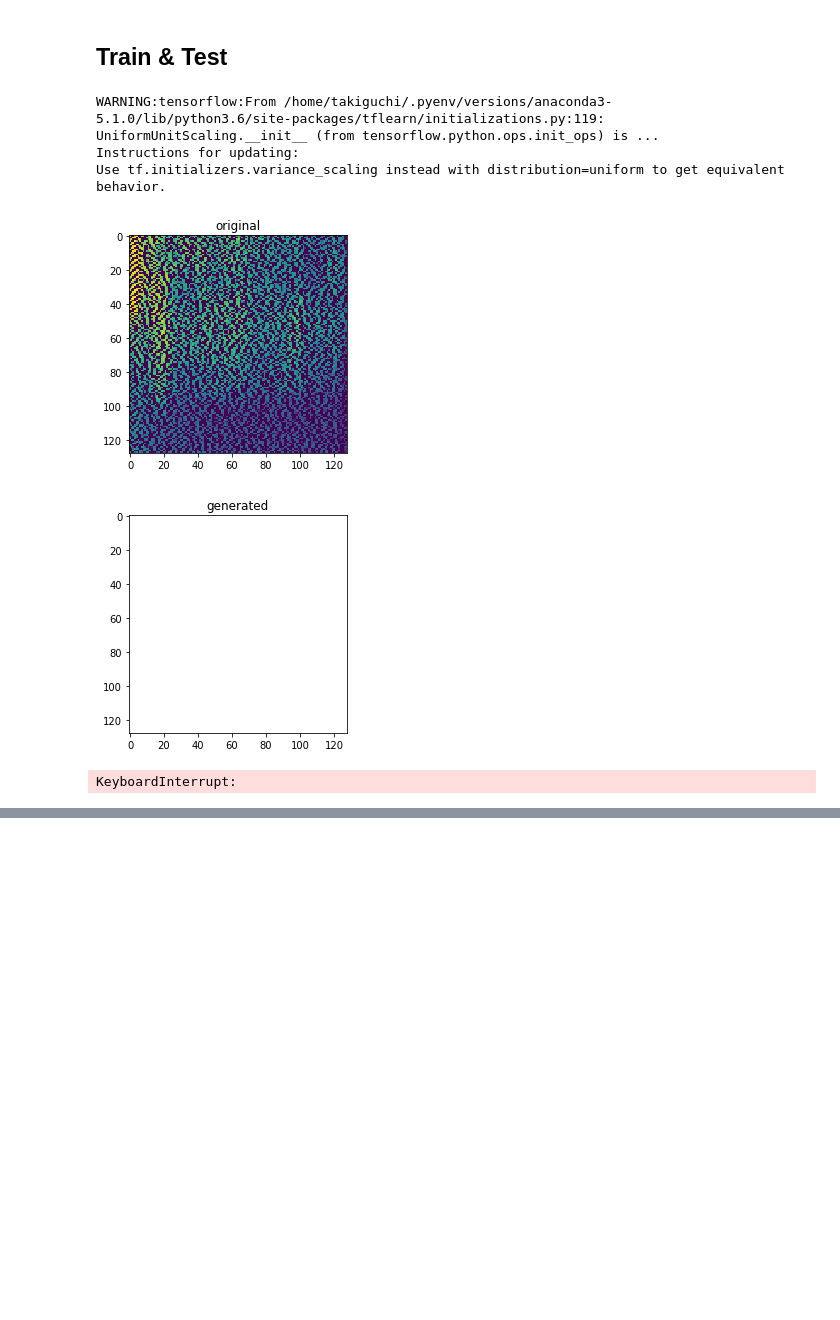
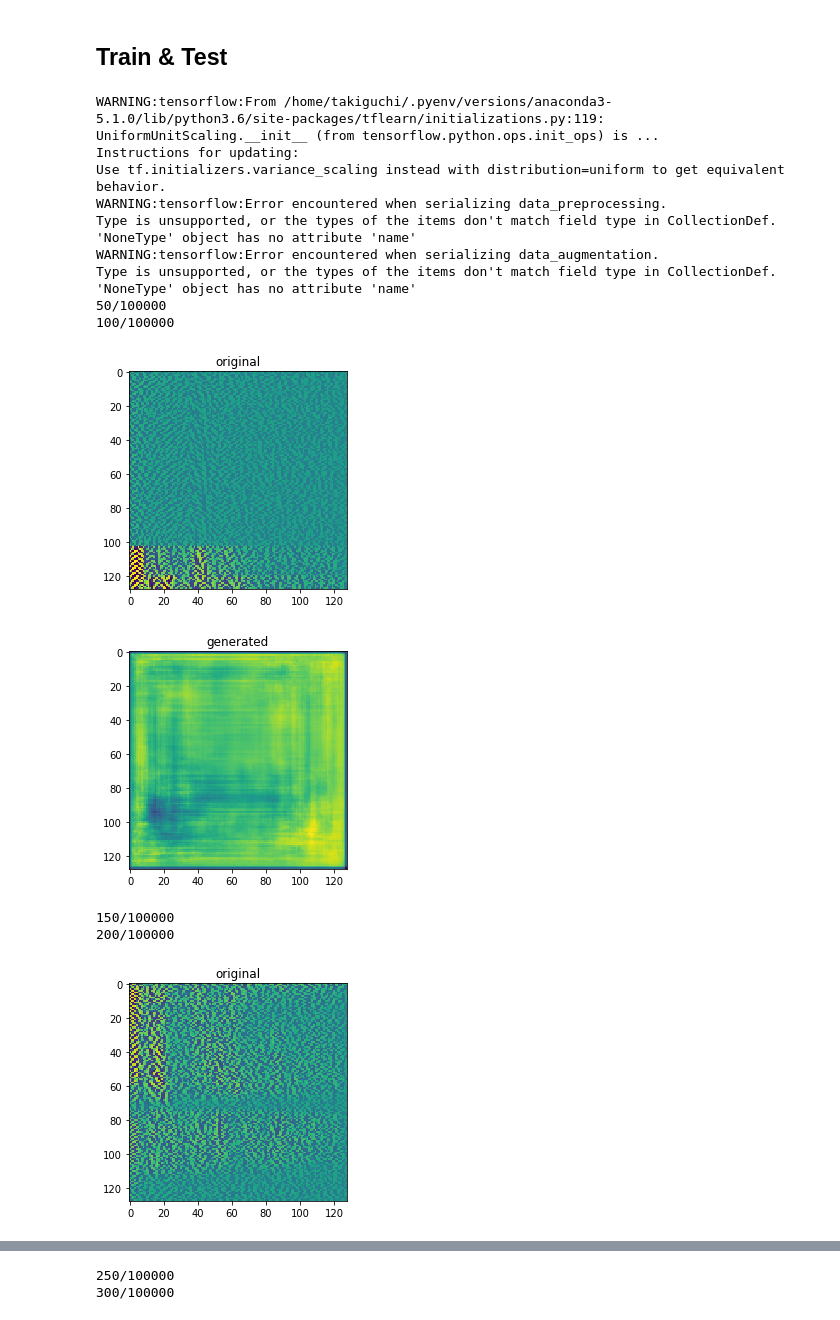
Before and after one commit to aoixcat/VoiceChange, a Jupyter notebook: VCNet.ipynb, the cells around one changed output, grey strips where cells are left out. Saved outputs shown, nothing was run; the diff lists cells and outputs as text; code cells hidden in the pictures; blank space fills up the shorter version.

```diff
--- a/VCNet.ipynb
+++ b/VCNet.ipynb
@@ -89,22 +88,45 @@ class DataManager():
 
     def dct(self, data):
         data = data * self.window
+        # data = scipy.fftpack.fft(data)
         data = scipy.fftpack.dct(data)
         pm = np.sign(data)
-        data = np.log(np.abs(data)+0.0001)
+        # data = np.log(np.abs(data)+0.0001)
+        data = np.abs(data) ** 0.2
         data = pm * data
         data = data[:int(self.N/2)]
-        data = data / 20
+        data = data / 15
+        data = (data + 1) / 2
         return data
 
     def idct(self, data):
-        data = data * 20
+        data = data * 2 - 1
+        data = data * 15
         pm = np.sign(data)
-        data = np.exp(np.abs(data))
+        data = np.abs(data) ** 5
         data = pm * data
         data = np.append(data, np.zeros(int(self.N/2)))
         data = scipy.fftpack.idct(data) / (2 * len(data))
+        # data = scipy.fftpack.ifft(data)
         return data
+
+    def FGLA(self, data, length, dif, side, window):
+
+        data = np.array(data)
+        X = data[:]
+        alpha = 0.99
+
+        for i in range(len(data)):
+            s = np.random.randn(np.shape(data[i]))*3.1415926
+            X[i] = data[i] * np.cos(s)
+        for _ in range(10):
+            L = X
+            x = self.image2spec(X)
+            X = self.spec2image(x)
+            X = data * X / np.abs(X)
+            X = X + alpha*(X - L)
+        result = self.image2spec(X)
+        return result
 
     def read_wave(self, filename):
         wf = wave.open(filename , "r" )
@@ -393,14 +464,25 @@ def gen_voice(sess, discoGAN, num):
 # %%
 with tf.Session() as sess:
 
     discoGAN = DiscoGAN(sess)
-    train(sess, discoGAN, epoch=1000, batch_size=1)
-    test(sess, discoGAN, "ImageData/Kamiya_images/100.png")
-    gen_voice(sess, discoGAN, 100)
+    sess.run(tf.global_variables_initializer())
+
+    train(sess, discoGAN, "ImageData/Kamiya_images", "ImageData/Kizuna_images", epoch=100000, batch_size=1)
+    gen1_images(discoGAN, "ImageData/Kamiya_images", "ImageData/Kamiya_to_Kizuna_images")
 # %% [output]
 WARNING:tensorflow:From /home/takiguchi/.pyenv/versions/anaconda3-5.1.0/lib/python3.6/site-packages/tflearn/initializations.py:119: UniformUnitScaling.__init__ (from tensorflow.python.ops.init_ops) is ...
 Instructions for updating:
 Use tf.initializers.variance_scaling instead with distribution=uniform to get equivalent behavior.
+WARNING:tensorflow:Error encountered when serializing data_preprocessing.
+Type is unsupported, or the types of the items don't match field type in CollectionDef.
+'NoneType' object has no attribute 'name'
+WARNING:tensorflow:Error encountered when serializing data_augmentation.
+Type is unsupported, or the types of the items don't match field type in CollectionDef.
+'NoneType' object has no attribute 'name'
+50/100000
+100/100000
-[figure, old version]
+[figure, new version]
-[figure, old version]
+[figure, new version]
-KeyboardInterrupt:
+150/100000
+200/100000
+[figure, added]
@@ -406,0 +490,2 @@ KeyboardInterrupt:
+250/100000
+300/100000
```
Also changed, not shown: parts of 7 cells of this notebook.
